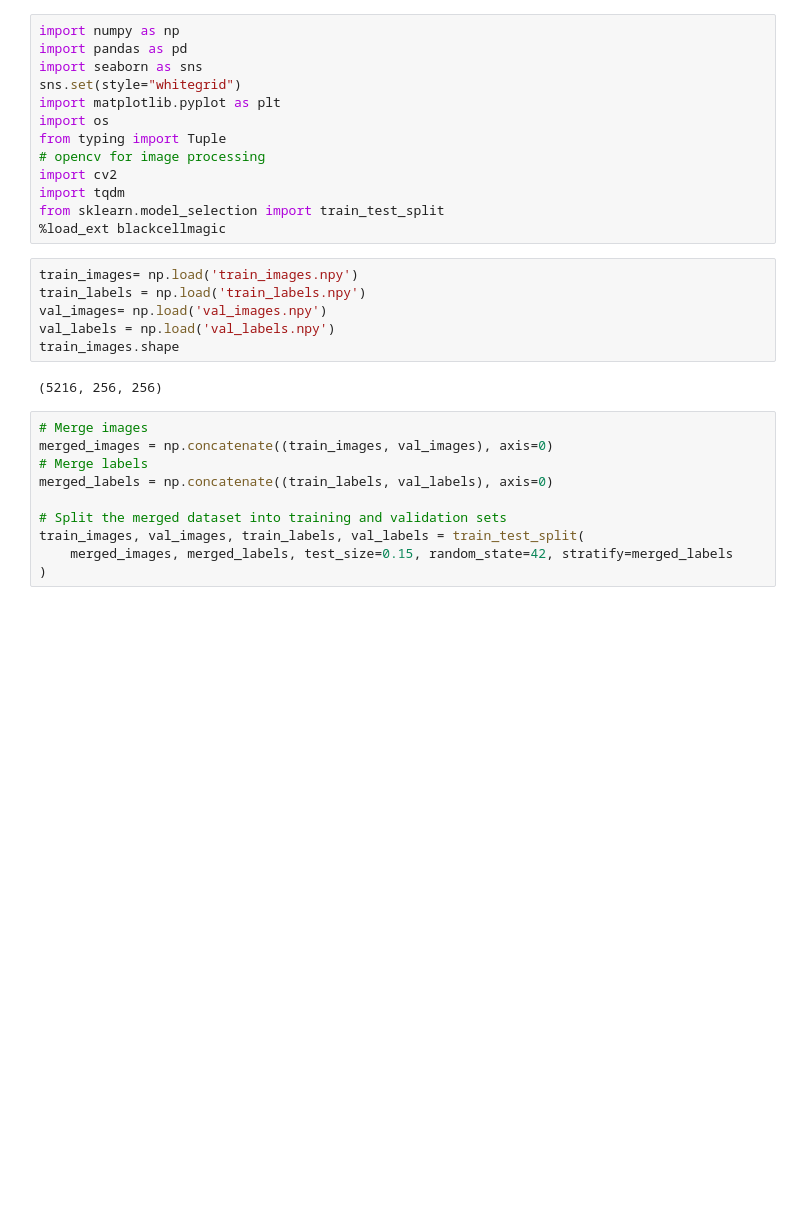
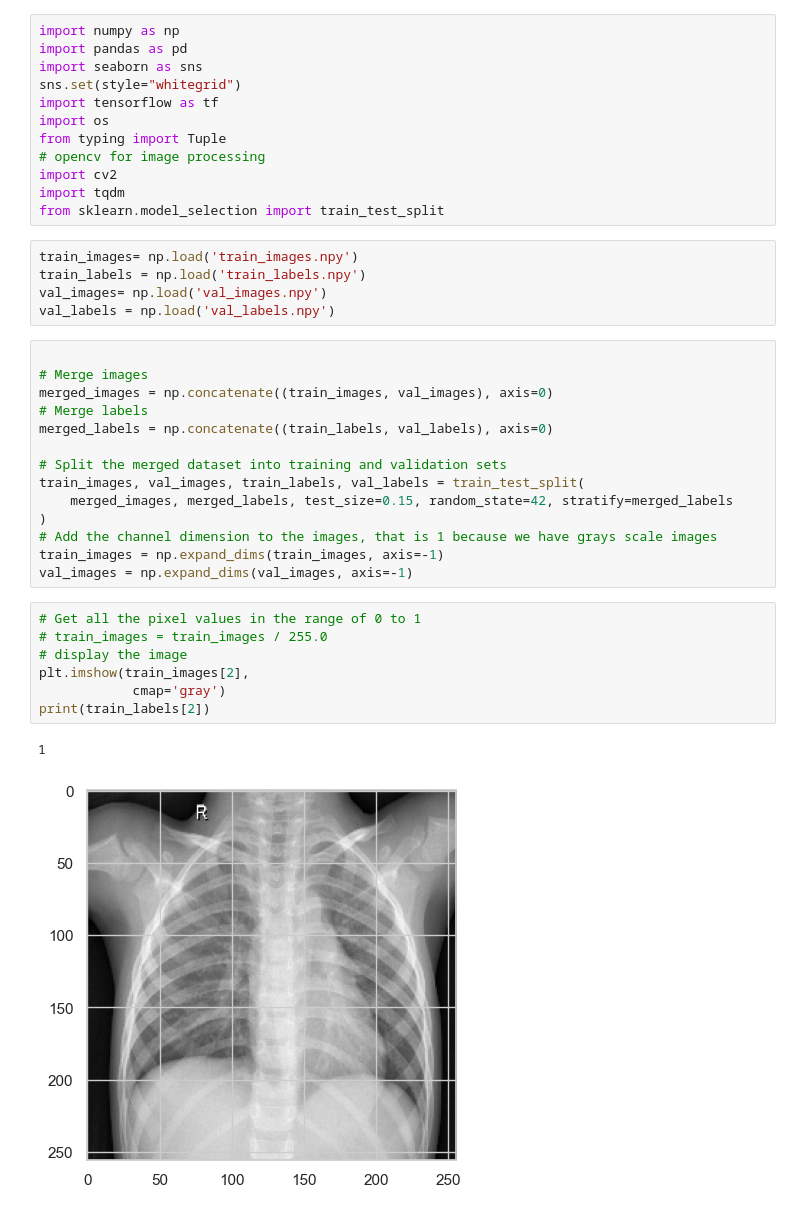
Before and after one commit to JHSchlegel/ML4Healthcare, a Jupyter notebook: project1/task2/CNN.ipynb, the cells around one changed output. Drawn from its saved outputs; the diff is of its cells as text; blank space fills up the shorter version.

Commit message:
Started with the first CNN I have the problem with the directories, they give me Zero files... So I need to fix this problem and see how it perform. I need to reed also some forum on kaggle

```diff
--- a/project1/task2/CNN.ipynb
+++ b/project1/task2/CNN.ipynb
@@ -3,23 +3,20 @@ import numpy as np
 import pandas as pd
 import seaborn as sns
 sns.set(style="whitegrid")
-import matplotlib.pyplot as plt
+import tensorflow as tf
 import os
 from typing import Tuple
 # opencv for image processing
 import cv2
 import tqdm
 from sklearn.model_selection import train_test_split
-%load_ext blackcellmagic
 # %%
 train_images= np.load('train_images.npy')
 train_labels = np.load('train_labels.npy')
 val_images= np.load('val_images.npy')
 val_labels = np.load('val_labels.npy')
-train_images.shape
-# %% [output]
-(5216, 256, 256)
 # %%
+
 # Merge images
 merged_images = np.concatenate((train_images, val_images), axis=0)
 # Merge labels
@@ -29,3 +26,16 @@ merged_labels = np.concatenate((train_labels, val_labels), axis=0)
 train_images, val_images, train_labels, val_labels = train_test_split(
     merged_images, merged_labels, test_size=0.15, random_state=42, stratify=merged_labels
 )
+# Add the channel dimension to the images, that is 1 because we have grays scale images
+train_images = np.expand_dims(train_images, axis=-1)
+val_images = np.expand_dims(val_images, axis=-1)
+# %%
+# Get all the pixel values in the range of 0 to 1
+# train_images = train_images / 255.0
+# display the image
+plt.imshow(train_images[2],
+            cmap='gray')
+print(train_labels[2])
+# %% [output]
+1
+[figure, added]
```
Also changed, not shown: parts of 3 cells of this notebook.
